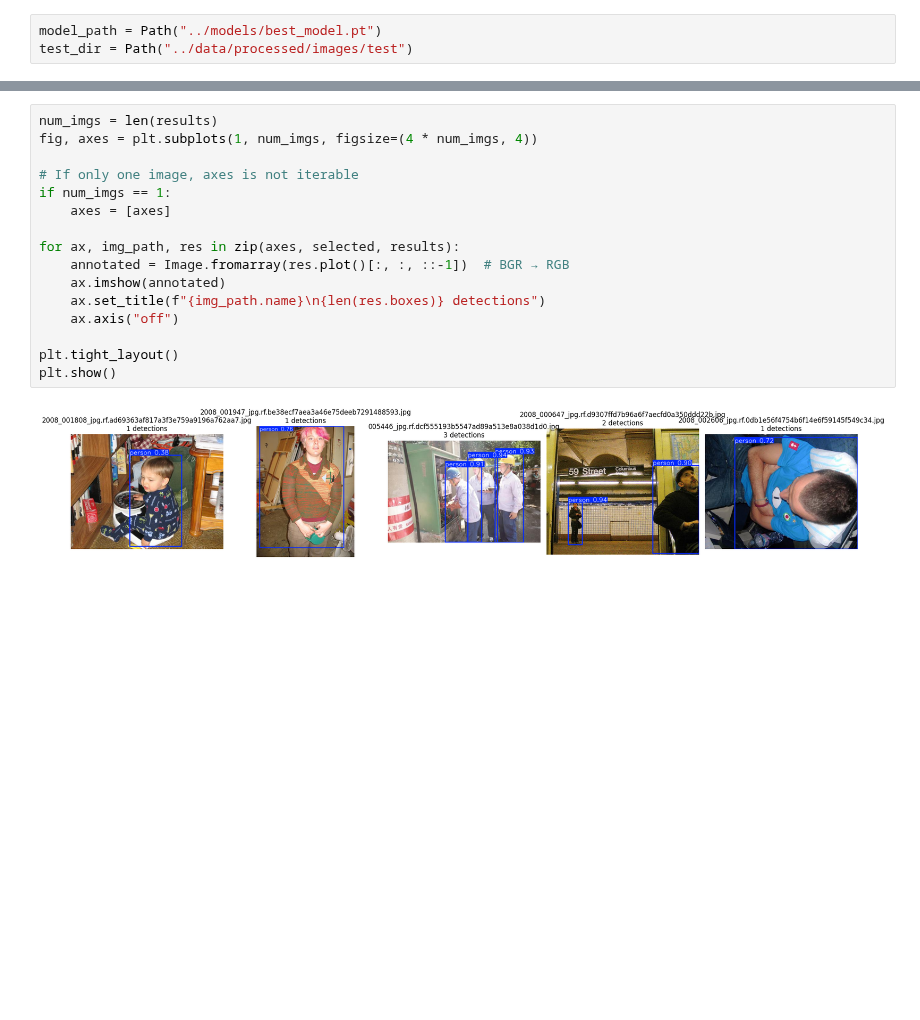
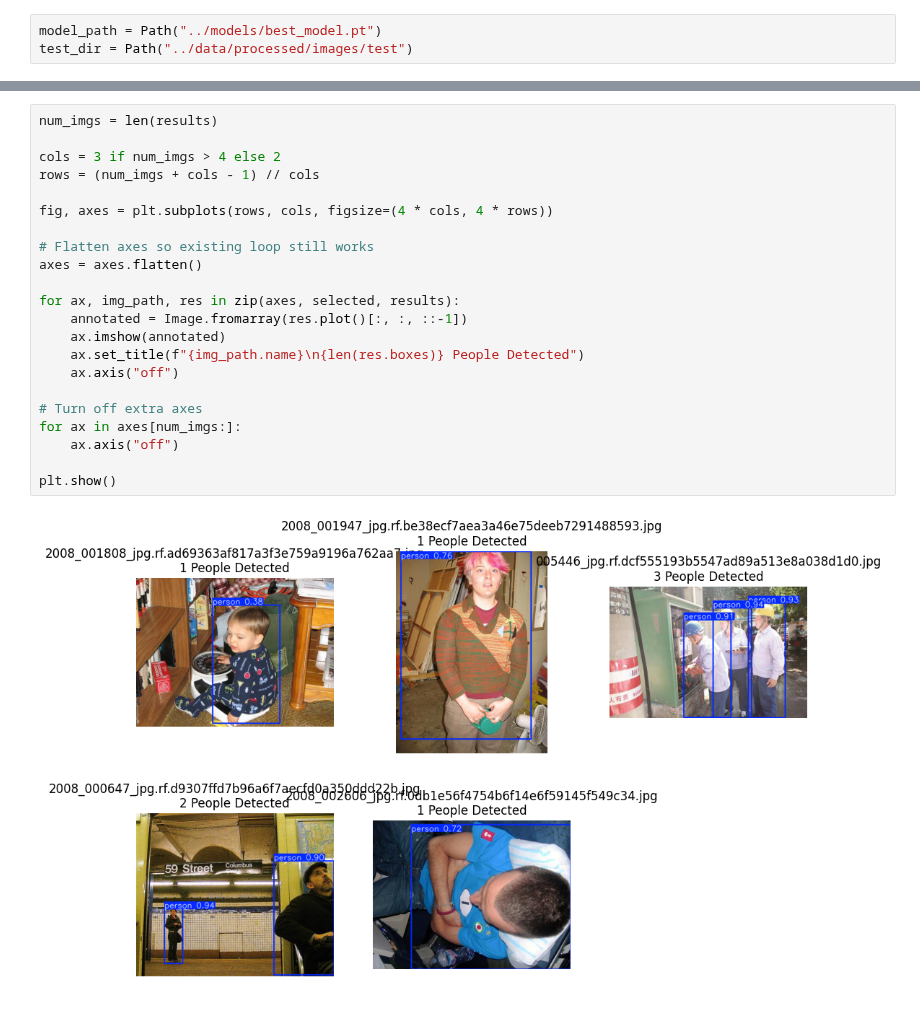
Before and after one commit to Fatimat01/cv_human_detection, a Jupyter notebook: notebooks/batch_inference.ipynb, the cells around one changed output, grey strips where cells are left out. Saved outputs shown, nothing was run; the diff lists cells and outputs as text; blank space fills up the shorter version.

```diff
--- a/notebooks/batch_inference.ipynb
+++ b/notebooks/batch_inference.ipynb
@@ -44,18 +42,24 @@ Speed: 1.3ms preprocess, 35.2ms inference, 0.4ms postprocess per image at shape
 # %%
 num_imgs = len(results)
-fig, axes = plt.subplots(1, num_imgs, figsize=(4 * num_imgs, 4))
 
-# If only one image, axes is not iterable
-if num_imgs == 1:
-    axes = [axes]
+cols = 3 if num_imgs > 4 else 2
+rows = (num_imgs + cols - 1) // cols
+
+fig, axes = plt.subplots(rows, cols, figsize=(4 * cols, 4 * rows))
+
+# Flatten axes so existing loop still works
+axes = axes.flatten()
 
 for ax, img_path, res in zip(axes, selected, results):
-    annotated = Image.fromarray(res.plot()[:, :, ::-1])  # BGR → RGB
+    annotated = Image.fromarray(res.plot()[:, :, ::-1])
     ax.imshow(annotated)
-    ax.set_title(f"{img_path.name}\n{len(res.boxes)} detections")
+    ax.set_title(f"{img_path.name}\n{len(res.boxes)} People Detected")
     ax.axis("off")
 
-plt.tight_layout()
+# Turn off extra axes
+for ax in axes[num_imgs:]:
+    ax.axis("off")
+
 plt.show()
 # %% [output]
-[figure, old version]
+[figure, new version]
```
Also changed, not shown: parts of 3 cells of this notebook, 3 other files.
